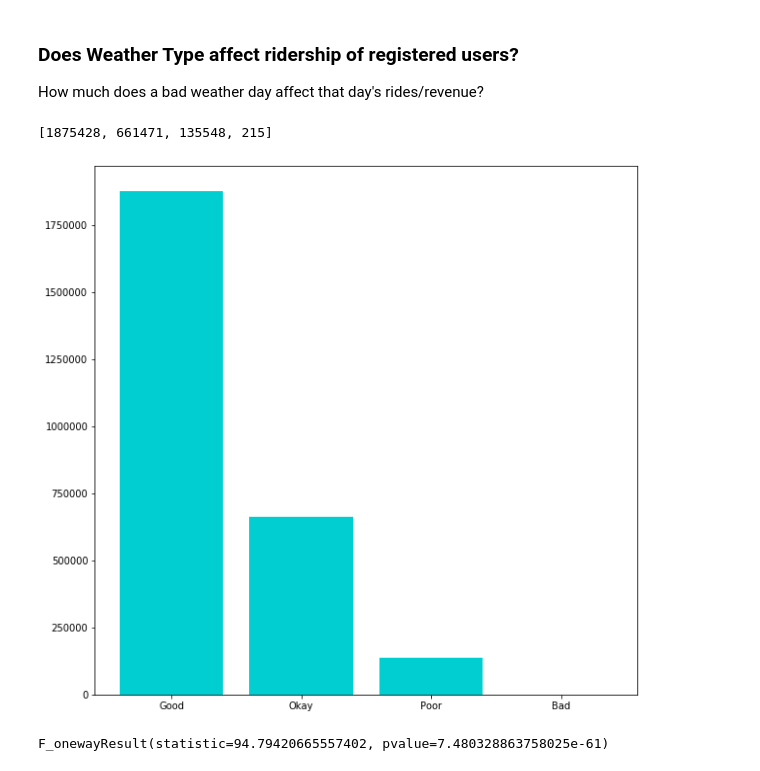
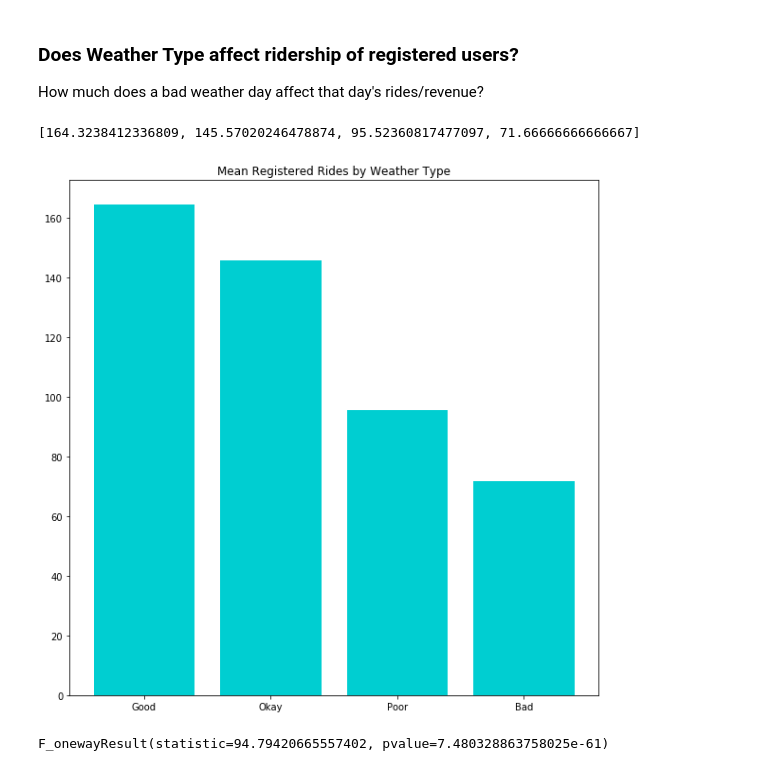
Before and after one commit to ArenCarpenter/Predicting_Bike_Ridership, a Jupyter notebook: 02_Hypothesis_Testing.ipynb, the cells around one changed output. Drawn from its saved outputs; the diff is of its cells as text; code cells hidden in the pictures.

```diff
--- a/02_Hypothesis_Testing.ipynb
+++ b/02_Hypothesis_Testing.ipynb
@@ -76,23 +76,24 @@ With a p-value significantly lower than 0.05, we can conclude that these means a
 
 How much does a bad weather day affect that day's rides/revenue?
 # %%
-df_good = df[df['Weather Type'] == 1]['Registered Users'].sum()
-df_okay = df[df['Weather Type'] == 2]['Registered Users'].sum()
-df_poor = df[df['Weather Type'] == 3]['Registered Users'].sum()
-df_bad = df[df['Weather Type'] == 4]['Registered Users'].sum()
+df_good = df[df['Weather Type'] == 1]['Registered Users'].mean()
+df_okay = df[df['Weather Type'] == 2]['Registered Users'].mean()
+df_poor = df[df['Weather Type'] == 3]['Registered Users'].mean()
+df_bad = df[df['Weather Type'] == 4]['Registered Users'].mean()
 
 [df_good, df_okay, df_poor, df_bad]
 # %% [output]
-[1875428, 661471, 135548, 215]
+[164.3238412336809, 145.57020246478874, 95.52360817477097, 71.66666666666667]
 # %%
 x = ['Good', 'Okay', 'Poor', 'Bad']
 y = [df_good, df_okay, df_poor, df_bad]
 
 plt.figure(figsize=(10,10))
 plt.bar(x, y, color = 'darkturquoise')
+plt.title('Mean Registered Rides by Weather Type')
 plt.show()
 # %% [output]
-[figure, old version]
+[figure, new version]
 # %%
 scipy.stats.f_oneway(df[df['Weather Type'] == 1]['Registered Users'],
 df[df['Weather Type'] == 2]['Registered Users'],
```
Also changed, not shown: parts of 2 cells of this notebook, 2 other files.
